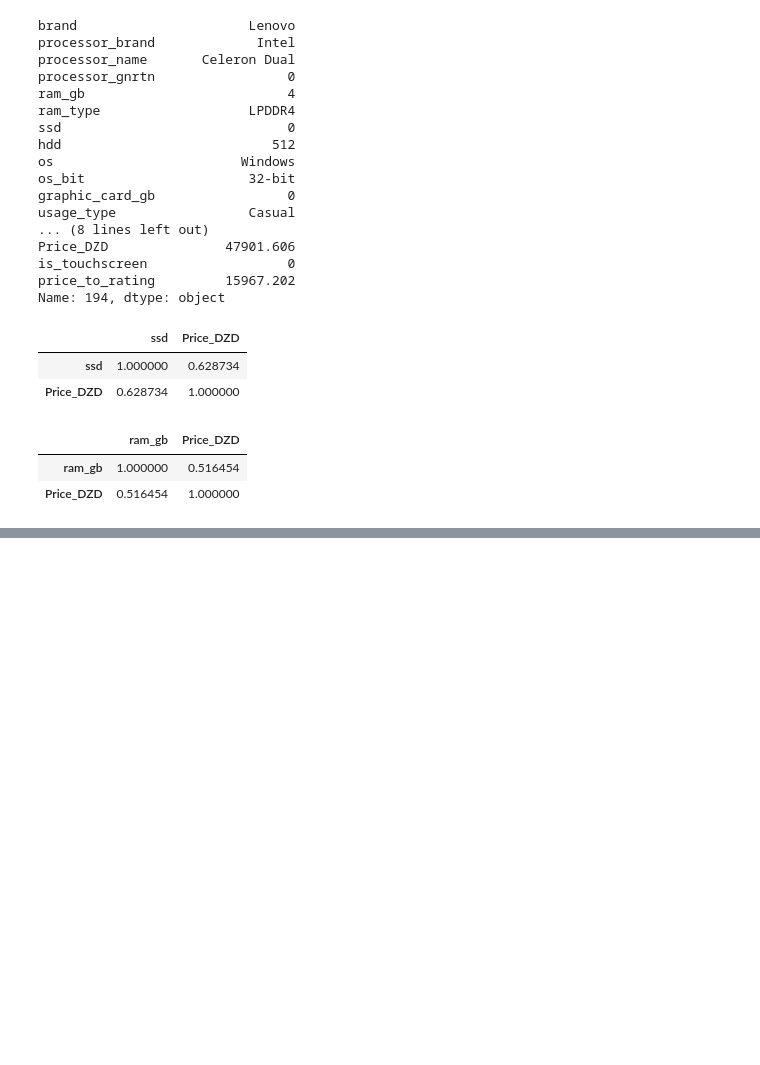
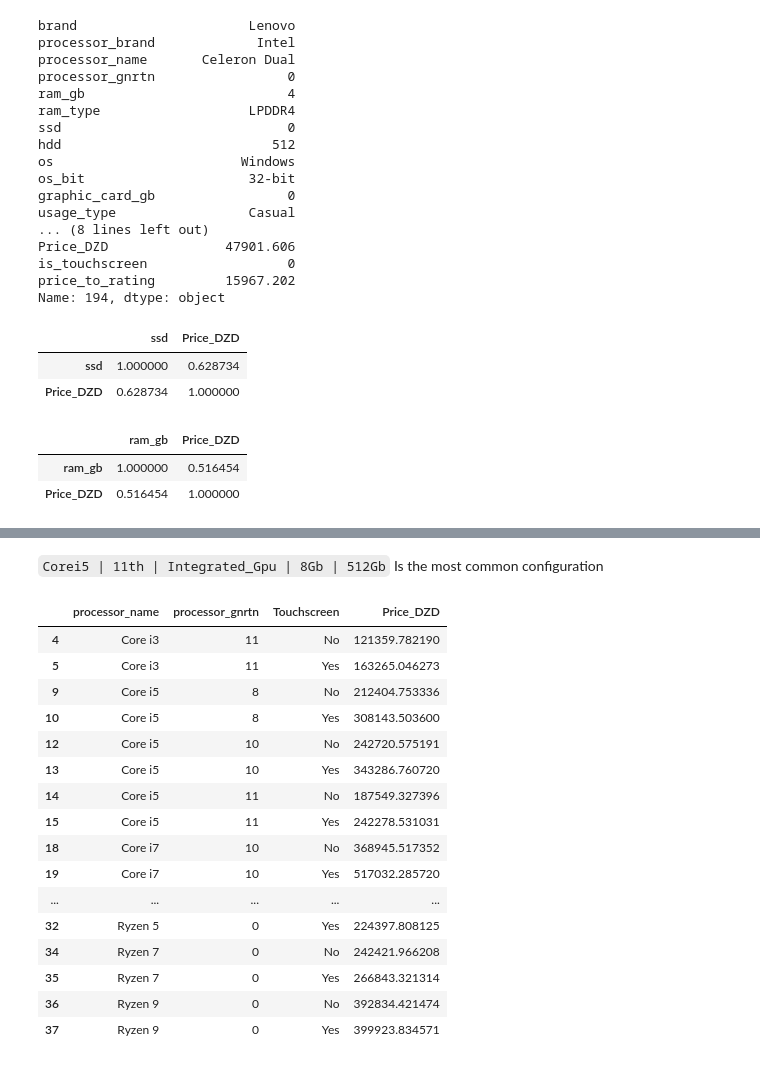
Before and after one commit to belhaddadmohamed/Kaggle-Competitions-Data-Analytics, a Jupyter notebook: DS - Laptop Prices/laptop-prices.ipynb, the cells around one changed output, grey strips where cells are left out. Saved outputs shown, nothing was run; the diff lists cells and outputs as text; code cells hidden in the pictures; blank space fills up the shorter version.

```diff
--- a/DS - Laptop Prices/laptop-prices.ipynb
+++ b/DS - Laptop Prices/laptop-prices.ipynb
@@ -351,0 +364,32 @@ df[(df['hdd'] > 0) & (df['ssd'] <= 0)]['Price'].mean()  /  df[(df['ssd'] == 512)
+# %% [markdown]
+`Corei5 | 11th | Integrated_Gpu | 8Gb | 512Gb` Is the most common configuration
+# %%
+# 🖥️ Touchscreen Impact: Do touchscreen laptops command a premium?
+touchscreen_prices_df = df.groupby(['processor_name', 'processor_gnrtn', 'Touchscreen'], as_index=False)['Price_DZD'].mean()
+
+# Take only the group ('processor_name', 'processor_gnrtn') that have both (No/Yes) to make a comparision
+indexes = []
+for index in touchscreen_prices_df.index:
+  item = touchscreen_prices_df.iloc[index]
+  if touchscreen_prices_df.loc[(touchscreen_prices_df['processor_name']==item['processor_name']) & (touchscreen_prices_df['processor_gnrtn']==item['processor_gnrtn']), ['processor_gnrtn', 'Touchscreen']].shape[0] < 2:
+    indexes.append(index)
+touchscreen_prices_df.drop(labels=indexes, inplace=True)
+touchscreen_prices_df
+# %% [output]
+|  | processor_name | processor_gnrtn | Touchscreen | Price_DZD |
+| 4 | Core i3 | 11 | No | 121359.782190 |
+| 5 | Core i3 | 11 | Yes | 163265.046273 |
+| 9 | Core i5 | 8 | No | 212404.753336 |
+| 10 | Core i5 | 8 | Yes | 308143.503600 |
+| 12 | Core i5 | 10 | No | 242720.575191 |
+| 13 | Core i5 | 10 | Yes | 343286.760720 |
+| 14 | Core i5 | 11 | No | 187549.327396 |
+| 15 | Core i5 | 11 | Yes | 242278.531031 |
+| 18 | Core i7 | 10 | No | 368945.517352 |
+| 19 | Core i7 | 10 | Yes | 517032.285720 |
+| ... | ... | ... | ... | ... |
+| 32 | Ryzen 5 | 0 | Yes | 224397.808125 |
+| 34 | Ryzen 7 | 0 | No | 242421.966208 |
+| 35 | Ryzen 7 | 0 | Yes | 266843.321314 |
+| 36 | Ryzen 9 | 0 | No | 392834.421474 |
+| 37 | Ryzen 9 | 0 | Yes | 399923.834571 |
```
Also changed, not shown: parts of 10 cells of this notebook, 5 other files.
